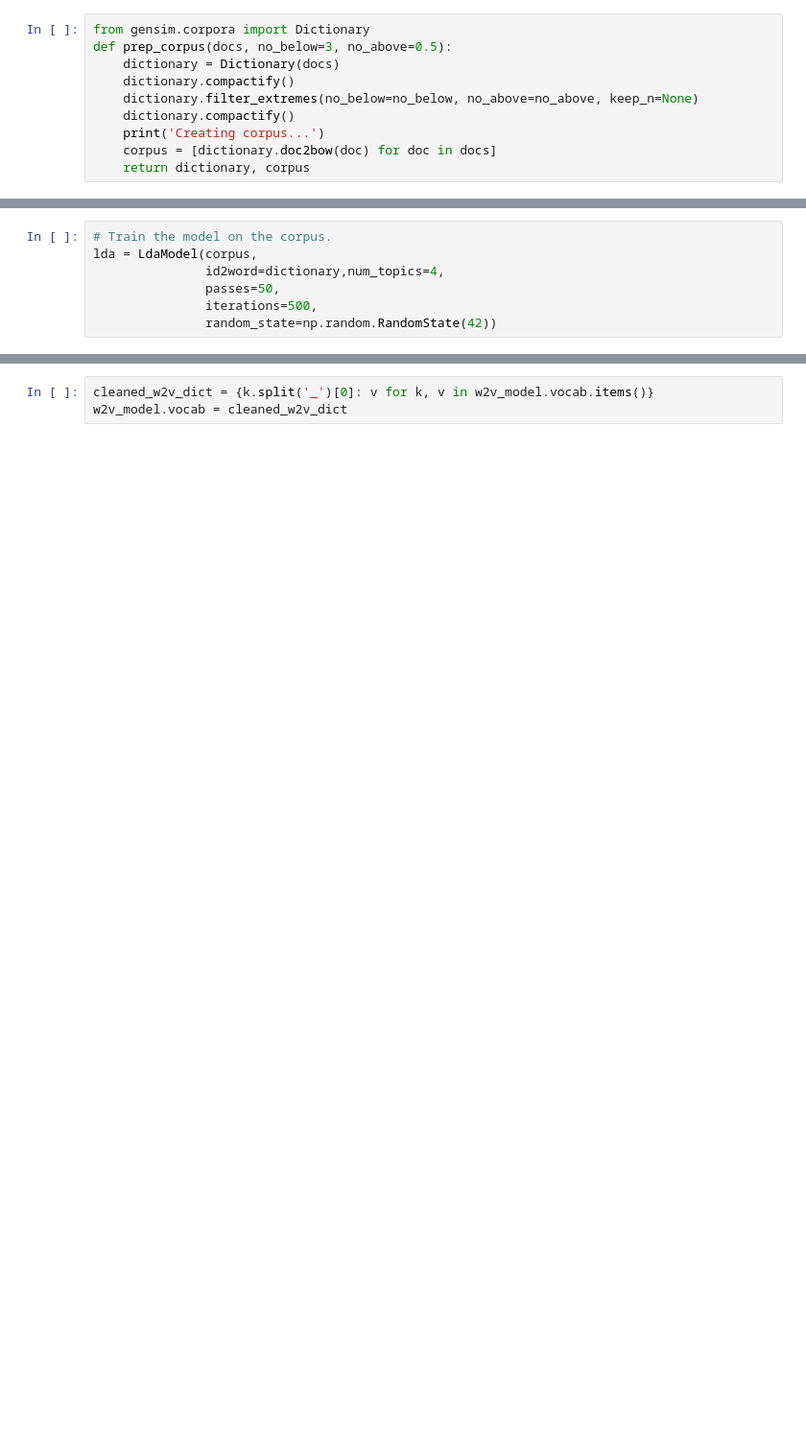
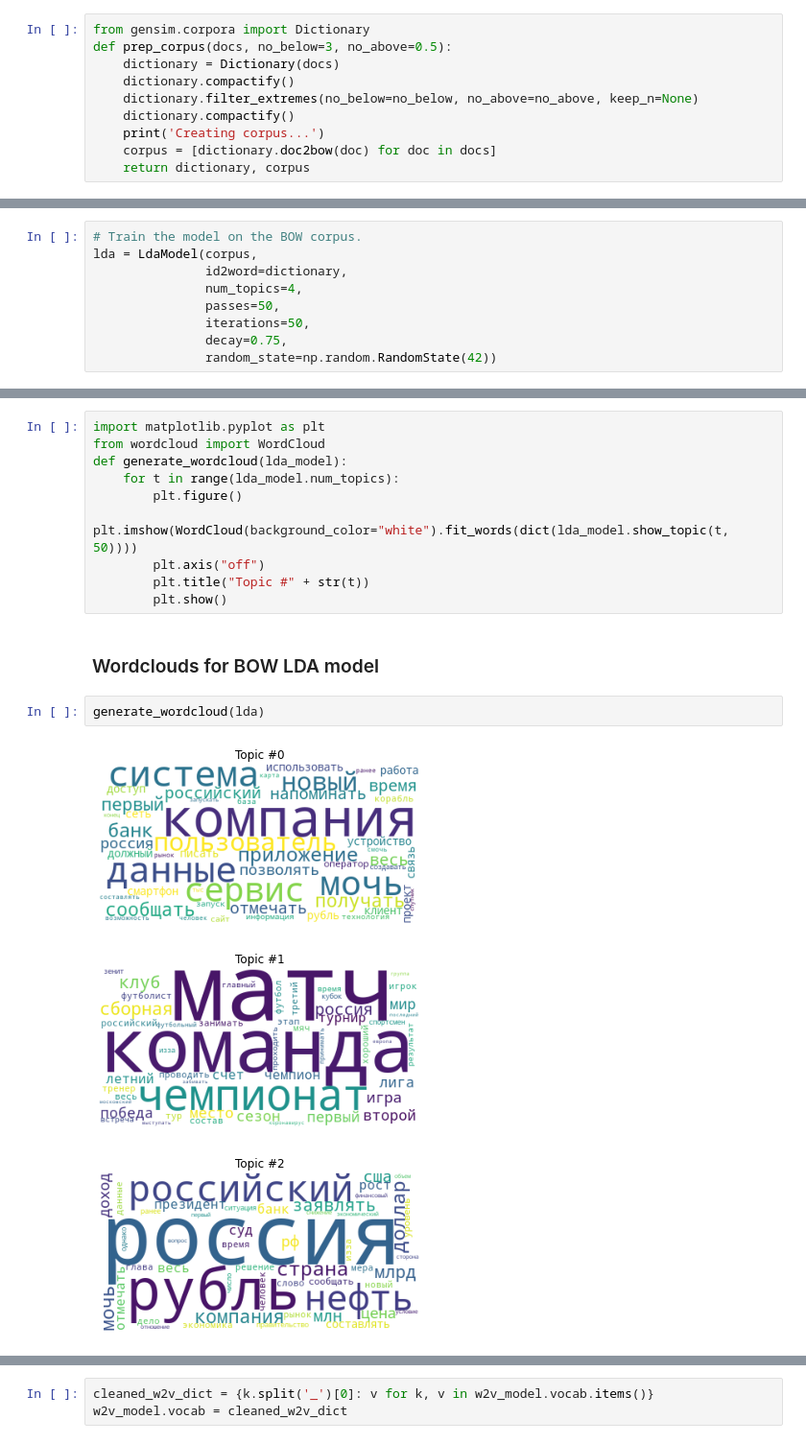
Before and after one commit to Lolik-Bolik/Topic_modeling, a Jupyter notebook: pipeline.ipynb, the cells around one changed output, grey strips where cells are left out. Shown at 96% size. Cells and saved outputs as stored; diff of their text form; blank space fills up the shorter version.

```diff
--- a/pipeline.ipynb
+++ b/pipeline.ipynb
@@ -89,7 +84,9 @@ KeyboardInterrupt:
 # %%
-# Train the model on the corpus.
+# Train the model on the BOW corpus.
 lda = LdaModel(corpus,
-               id2word=dictionary,num_topics=4,
+               id2word=dictionary,
+               num_topics=4,
                passes=50,
-               iterations=500,
+               iterations=50,
+               decay=0.75,
                random_state=np.random.RandomState(42))
@@ -148,0 +114,18 @@ Coherence Score:  0.4741496204815945
+# %%
+import matplotlib.pyplot as plt
+from wordcloud import WordCloud
+def generate_wordcloud(lda_model):
+    for t in range(lda_model.num_topics):
+        plt.figure()
+        plt.imshow(WordCloud(background_color="white").fit_words(dict(lda_model.show_topic(t, 50))))
+        plt.axis("off")
+        plt.title("Topic #" + str(t))
+        plt.show()
+# %% [markdown]
+### Wordclouds for BOW LDA model
+# %%
+generate_wordcloud(lda)
+# %% [output]
+[figure, added]
+[figure, added]
+[figure, added]
```
Also changed, not shown: parts of 50 cells of this notebook, 2 other files.
